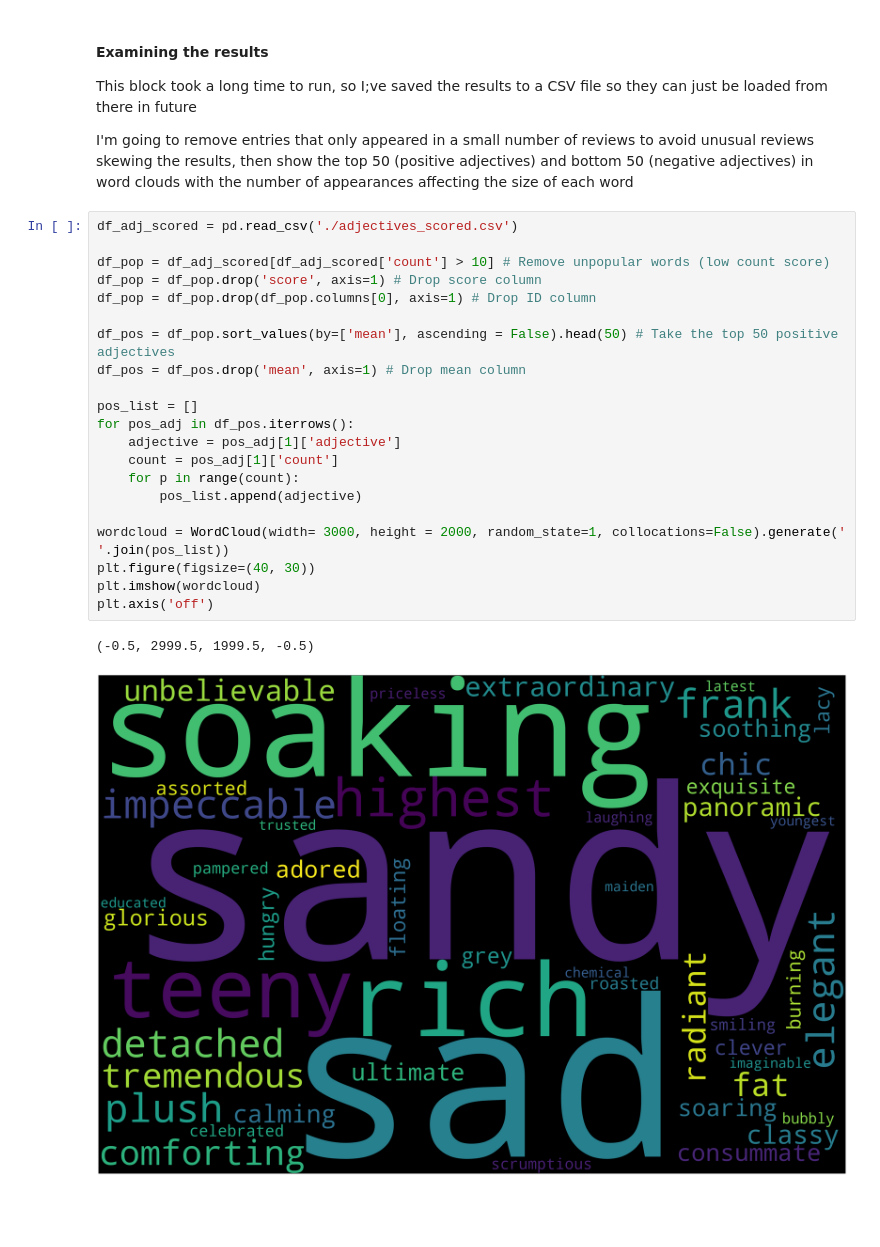
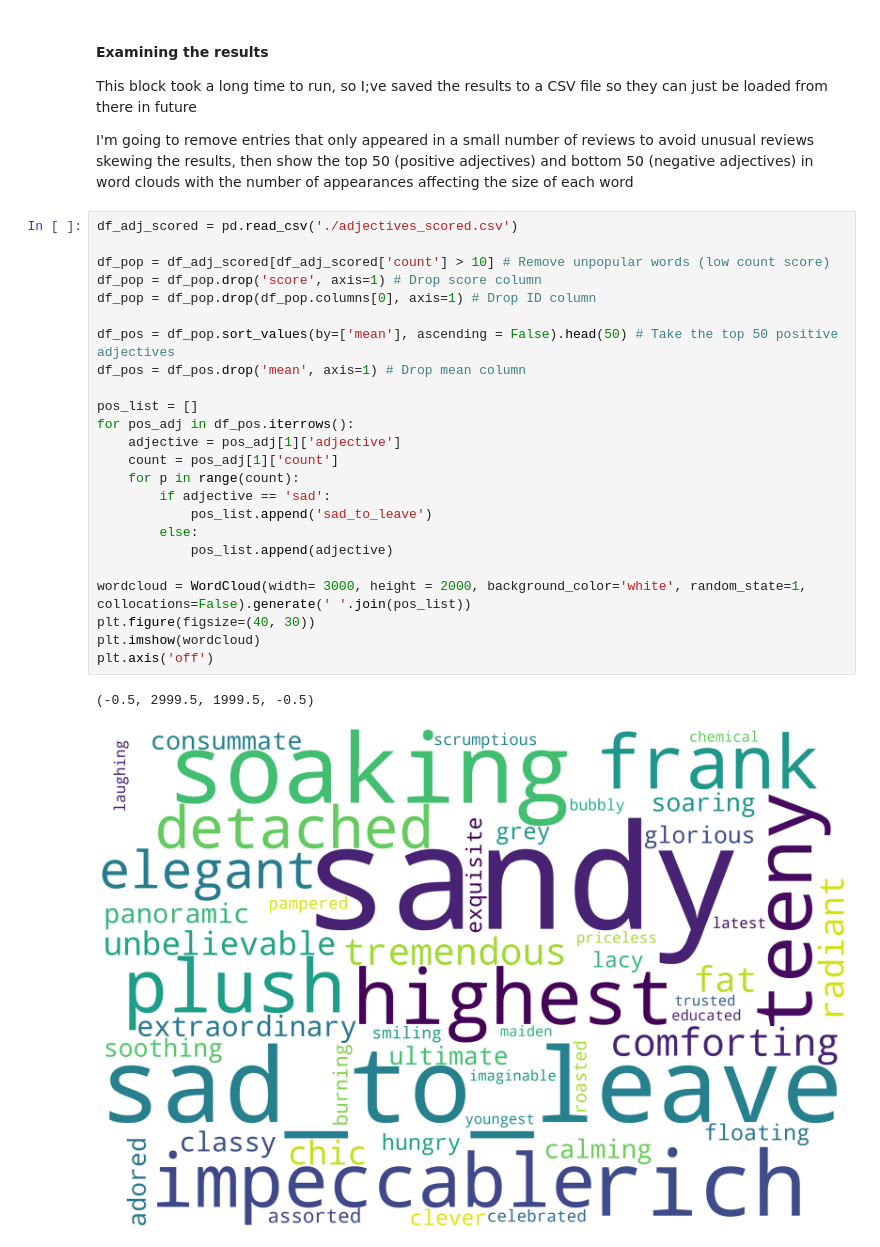
Before and after one commit to RealTimeShepherd/seattle_airbnb, a Jupyter notebook: seattle_airbnb.ipynb, the cells around one changed output. Drawn from its saved outputs; the diff is of its cells as text; blank space fills up the shorter version.

Commit message:
Wordcloud colours, change 'sad' to 'sad_to_leave'

```diff
--- a/seattle_airbnb.ipynb
+++ b/seattle_airbnb.ipynb
@@ -381,27 +380,30 @@ I'm going to remove entries that only appeared in a small number of reviews to a
 # %%
 df_adj_scored = pd.read_csv('./adjectives_scored.csv')
 
 df_pop = df_adj_scored[df_adj_scored['count'] > 10] # Remove unpopular words (low count score)
 df_pop = df_pop.drop('score', axis=1) # Drop score column
 df_pop = df_pop.drop(df_pop.columns[0], axis=1) # Drop ID column
 
 df_pos = df_pop.sort_values(by=['mean'], ascending = False).head(50) # Take the top 50 positive adjectives
 df_pos = df_pos.drop('mean', axis=1) # Drop mean column
 
 pos_list = []
 for pos_adj in df_pos.iterrows():
 	adjective = pos_adj[1]['adjective']
 	count = pos_adj[1]['count']
 	for p in range(count):
-		pos_list.append(adjective)
+		if adjective == 'sad':
+			pos_list.append('sad_to_leave')
+		else:
+			pos_list.append(adjective)
 
-wordcloud = WordCloud(width= 3000, height = 2000, random_state=1, collocations=False).generate(' '.join(pos_list))
+wordcloud = WordCloud(width= 3000, height = 2000, background_color='white', random_state=1, collocations=False).generate(' '.join(pos_list))
 plt.figure(figsize=(40, 30))
 plt.imshow(wordcloud)
 plt.axis('off')
 # %% [output]
 (-0.5, 2999.5, 1999.5, -0.5)
-[figure, old version]
+[figure, new version]
 # %%
 df_adj_scored = pd.read_csv('./adjectives_scored.csv')
 
```
Also changed, not shown: parts of 4 cells of this notebook.
